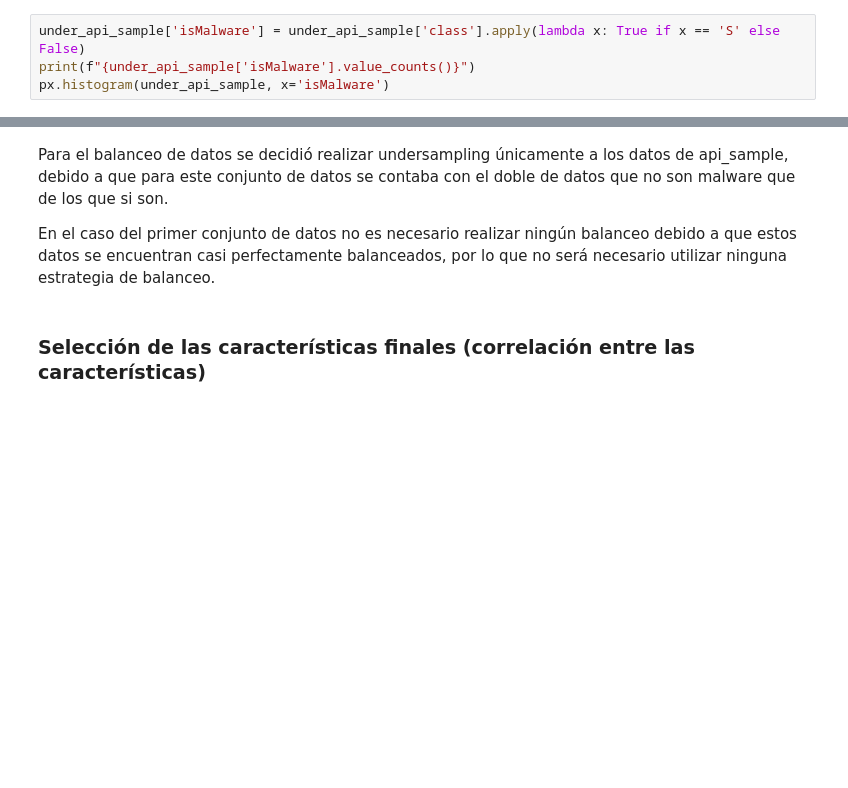
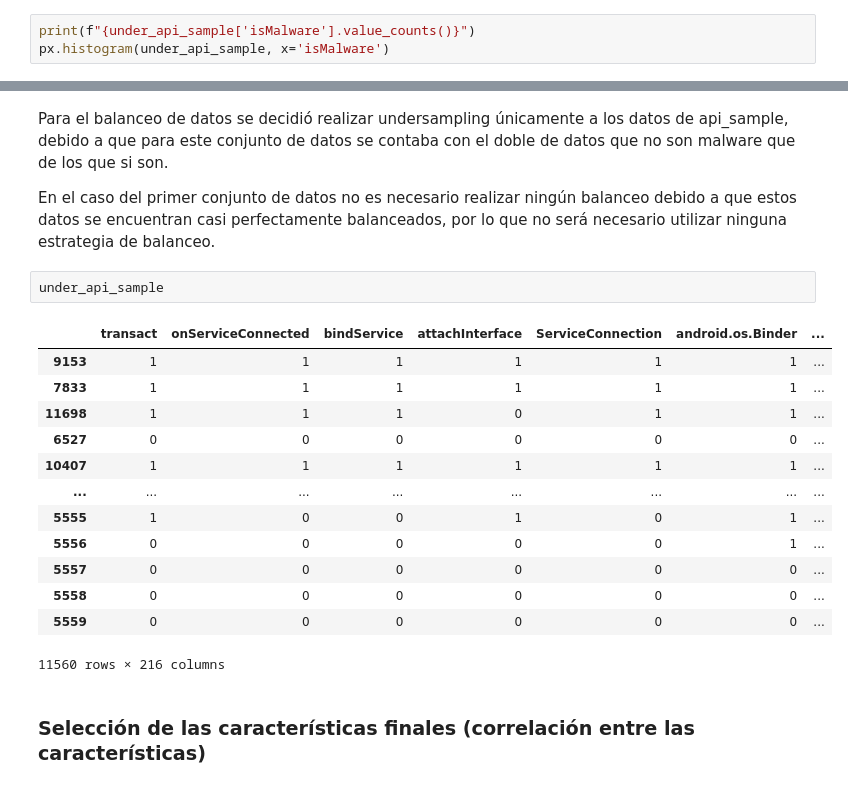
Before and after one commit to Orlando19943/Proyecto1-SDS, a Jupyter notebook: proyecto1.ipynb, the cells around one changed output, grey strips where cells are left out. Drawn from its saved outputs; the diff is of its cells as text; blank space fills up the shorter version.

```diff
--- a/proyecto1.ipynb
+++ b/proyecto1.ipynb
@@ -174,7 +199,6 @@ benign = benign.sample(n=6000, random_state=42)
 rest = api_data[(api_data['isMalware'])]
 under_api_sample = pd.concat([benign, rest])
 # %%
-under_api_sample['isMalware'] = under_api_sample['class'].apply(lambda x: True if x == 'S' else False)
 print(f"{under_api_sample['isMalware'].value_counts()}")
 px.histogram(under_api_sample, x='isMalware')
 # %% [output]
@@ -185,6 +209,22 @@ Name: isMalware, dtype: int64
 Para el balanceo de datos se decidió realizar undersampling únicamente a los datos de api_sample, debido a que para este conjunto de datos se contaba con el doble de datos que no son malware que de los que si son.
 
 En el caso del primer conjunto de datos no es necesario realizar ningún balanceo debido a que estos datos se encuentran casi perfectamente balanceados, por lo que no será necesario utilizar ninguna estrategia de balanceo.
+# %%
+under_api_sample
+# %% [output]
+|  | transact | onServiceConnected | bindService | attachInterface | ServiceConnection | android.os.Binder | ... |
+| 9153 | 1 | 1 | 1 | 1 | 1 | 1 | ... |
+| 7833 | 1 | 1 | 1 | 1 | 1 | 1 | ... |
+| 11698 | 1 | 1 | 1 | 0 | 1 | 1 | ... |
+| 6527 | 0 | 0 | 0 | 0 | 0 | 0 | ... |
+| 10407 | 1 | 1 | 1 | 1 | 1 | 1 | ... |
+| ... | ... | ... | ... | ... | ... | ... | ... |
+| 5555 | 1 | 0 | 0 | 1 | 0 | 1 | ... |
+| 5556 | 0 | 0 | 0 | 0 | 0 | 1 | ... |
+| 5557 | 0 | 0 | 0 | 0 | 0 | 0 | ... |
+| 5558 | 0 | 0 | 0 | 0 | 0 | 0 | ... |
+| 5559 | 0 | 0 | 0 | 0 | 0 | 0 | ... |
+11560 rows × 216 columns
 # %% [markdown]
 ### Selección de las características finales (correlación entre las características)
 # %% [markdown]
```
Also changed, not shown: parts of 61 cells of this notebook, 1 other file.
